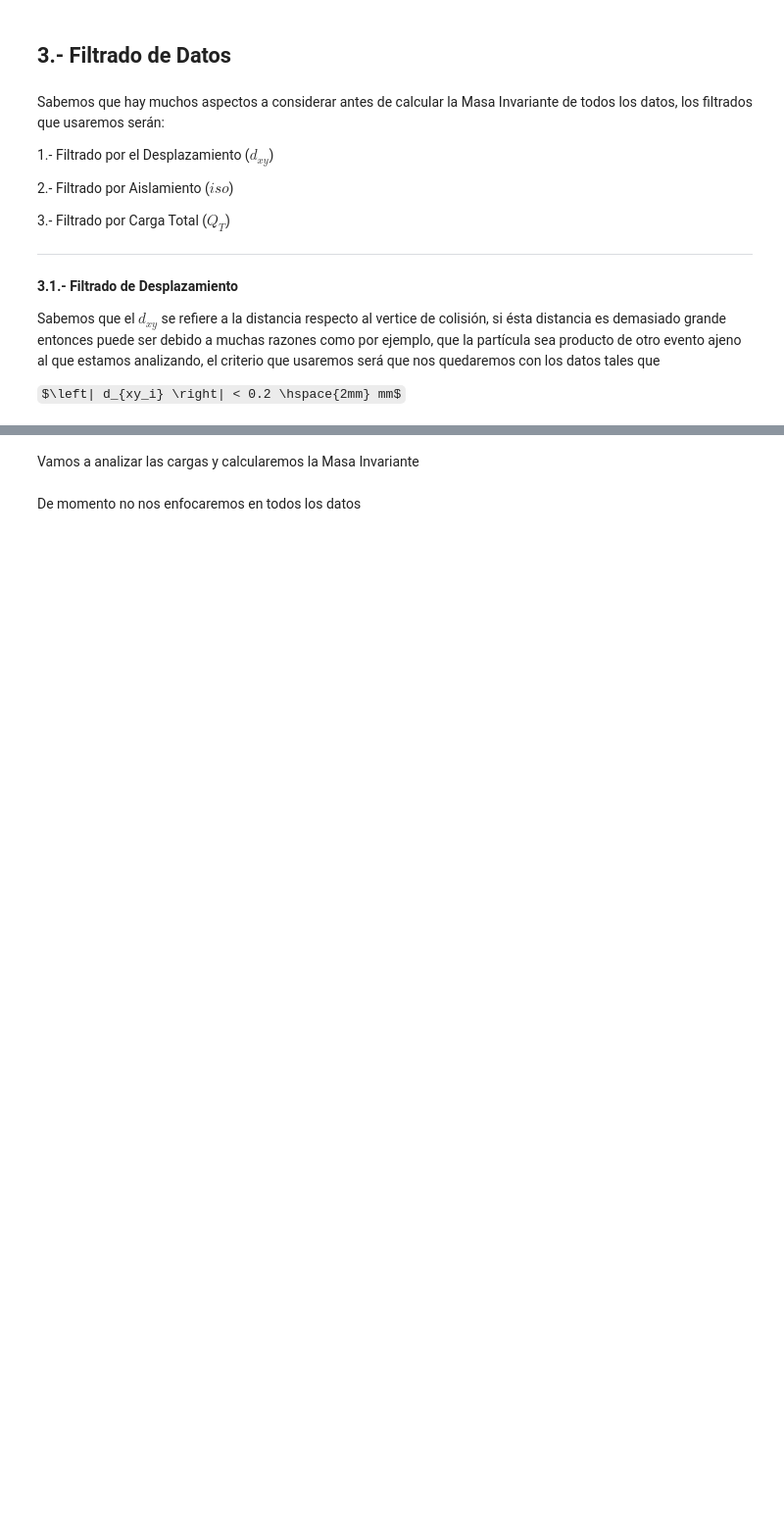
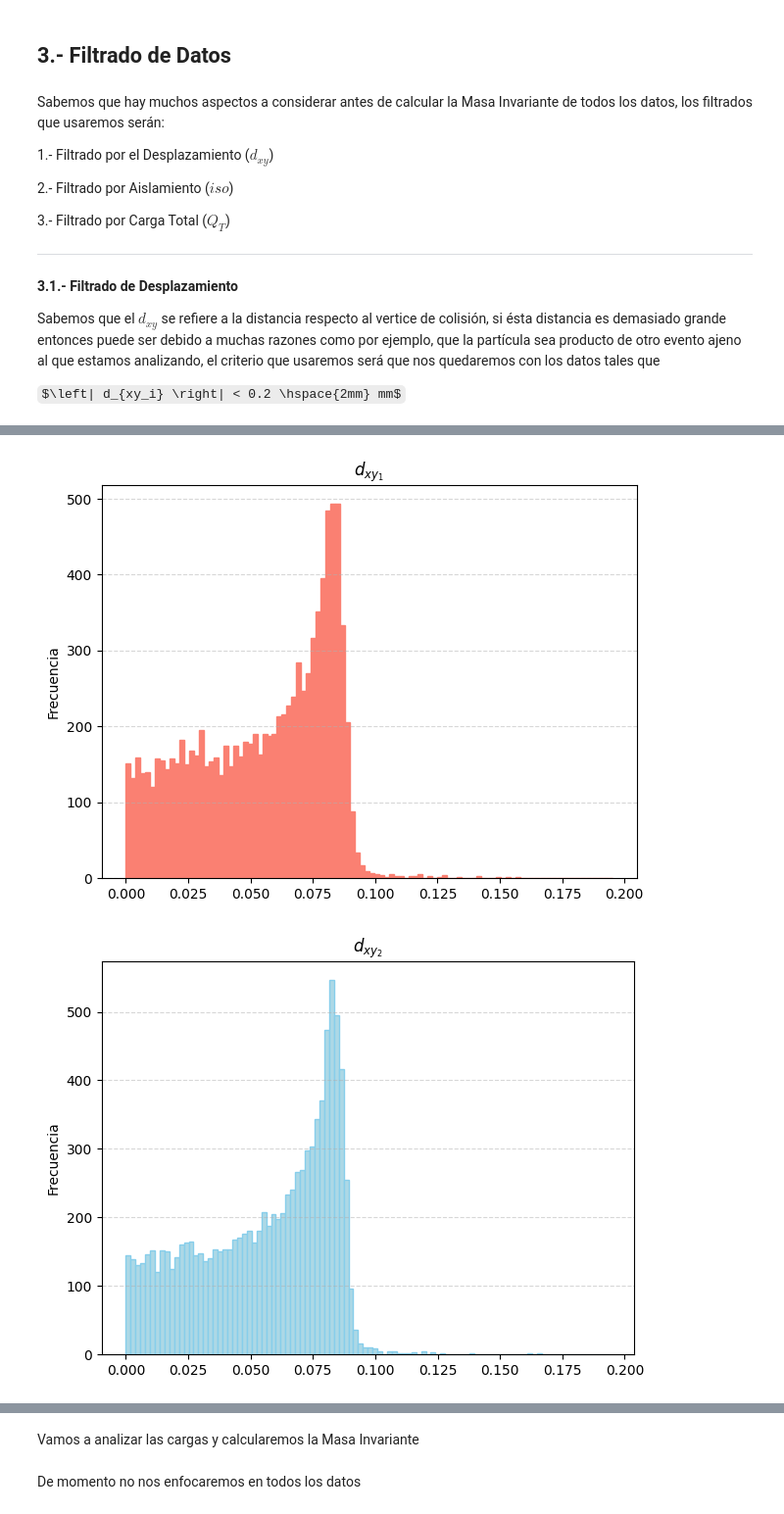
Before and after one commit to ProgramasParaFisicaDeParticulas/lecturadedatosabiertoscmszmumu-Carrazko, a Jupyter notebook: CMSOpenDataZtoMuMu.ipynb, the cells around one changed output, grey strips where cells are left out. Shown at 98% size. Drawn from its saved outputs; the diff is of its cells as text; code cells hidden in the pictures; some formulas as TeX source; blank space fills up the shorter version.

```diff
--- a/CMSOpenDataZtoMuMu.ipynb
+++ b/CMSOpenDataZtoMuMu.ipynb
@@ -259,3 +264,23 @@ df
+# %%
+# Hacer histograma de pt1
+plt.hist(df['dxy1'].abs(), bins=100, align='mid', color='salmon', edgecolor='salmon')
+plt.title(r'$d_{xy_1}$')
+plt.ylabel('Frecuencia')
+#plt.xlim([-0.2, 0.2])
+plt.grid(axis='y', linestyle='--', alpha=0.5)
+plt.tight_layout()
+plt.show()
+
+# Hacer histograma de pt2
+plt.hist(df['dxy2'].abs(), align='mid', bins=100,  color='lightblue', edgecolor='skyblue')
+plt.title(r'$d_{xy_2}$')
+plt.ylabel('Frecuencia')
+plt.grid(axis='y', linestyle='--', alpha=0.5)
+plt.tight_layout()
+plt.show()
+# %% [output]
+[figure, added]
+[figure, added]
 # %% [markdown]
 **3.2 Filtrado por Aislamiento**
 
```
Also changed, not shown: parts of 8 cells of this notebook.
